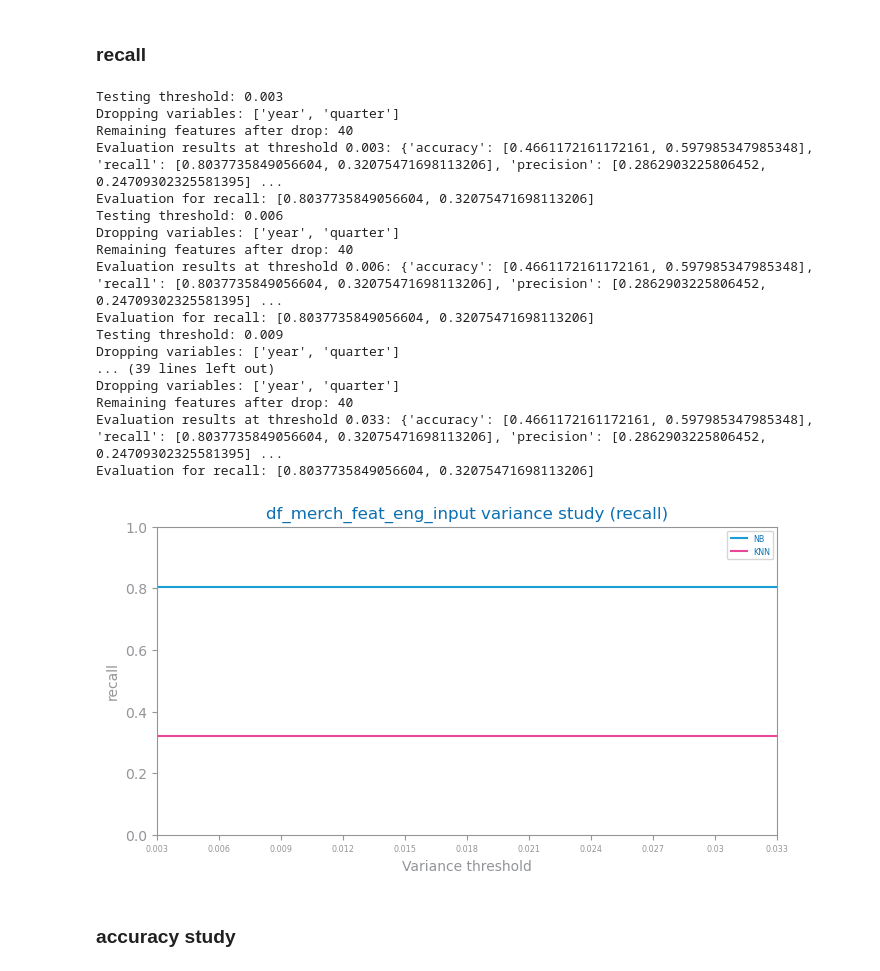
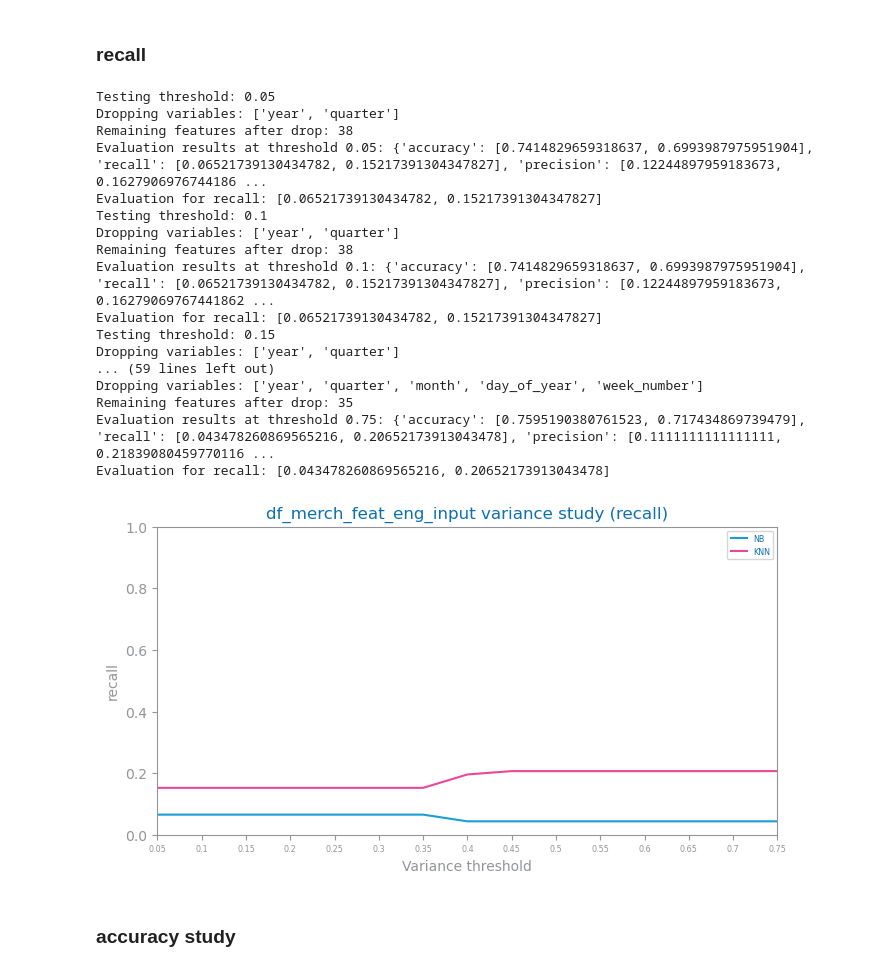
Before and after one commit to jvanalytics/ist_dash_2024_rec, a Jupyter notebook: notebooks/google_merch_store/6_ga4_merch_feature_eng.ipynb, the cells around one changed output. Saved outputs shown, nothing was run; the diff lists cells and outputs as text; code cells hidden in the pictures.

```diff
--- a/notebooks/google_merch_store/6_ga4_merch_feature_eng.ipynb
+++ b/notebooks/google_merch_store/6_ga4_merch_feature_eng.ipynb
@@ -37,7 +37,7 @@ if test_data==True:
     test= pd.read_csv(f"{filepath}_test.csv")
     train= pd.read_csv(f"{filepath}_train.csv")
 
-    sample=0.05
+    sample=0.005
     data = data.groupby('day_of_year').apply(lambda x: sample_per_day(x, sample)).reset_index(drop=True)
     test = test.groupby('day_of_year').apply(lambda x: sample_per_day(x, sample)).reset_index(drop=True)
     train = train.groupby('day_of_year').apply(lambda x: sample_per_day(x, sample)).reset_index(drop=True)
@@ -54,7 +54,7 @@ else:
     train= pd.read_csv(f"{filepath}_train.csv")
 
     # create sample for variance studies
-    sample=0.01
+    sample=0.2
     test_sample = test.groupby('day_of_year').apply(lambda x: sample_per_day(x, sample)).reset_index(drop=True)
     train_sample = train.groupby('day_of_year').apply(lambda x: sample_per_day(x, sample)).reset_index(drop=True)
 
@@ -103,6 +103,9 @@ Test shape: (109329, 42)
 ## Feat 1 - Study Low Variance Variables and Threshold
 
 using sampled dataframe due to heavy processing
+# %%
+max_thresh=0.75
+lag_variance=0.05
 # %% [markdown]
 ### precision
 # %%
@@ -115,8 +118,8 @@ if evaluate==True:
         train_sample,
         test_sample,
         target=target,
-        max_threshold=0.05,
-        lag=0.005,
+        max_threshold=max_thresh,
+        lag=lag_variance,
         metric=eval_metric,
         file_tag=file_tag,
         min_features_to_keep = 10  # Minimum features safeguard
@@ -147,40 +149,40 @@ Evaluation for precision: [0.34509803921568627, 0.32432432432432434]
 # %%
 # modified study_variance_for_feature_selection() in dslabs functions to keep minimum variables and print metrics (due to error)
 if evaluate==True:
 
     eval_metric = "recall"
     figure(figsize=(2 * HEIGHT, HEIGHT))
     study_variance_for_feature_selection(
         train_sample,
         test_sample,
         target=target,
-        max_threshold=0.033,
-        lag=0.003,
+        max_threshold=max_thresh,
+        lag=lag_variance,
         metric=eval_metric,
         file_tag=file_tag,
         min_features_to_keep = 10  # Minimum features safeguard
 
     )
     show()
 # %% [output]
-Testing threshold: 0.003
+Testing threshold: 0.05
 Dropping variables: ['year', 'quarter']
-Remaining features after drop: 40
-Evaluation results at threshold 0.003: {'accuracy': [0.4661172161172161, 0.597985347985348], 'recall': [0.8037735849056604, 0.32075471698113206], 'precision': [0.2862903225806452, 0.24709302325581395] ...
-Evaluation for recall: [0.8037735849056604, 0.32075471698113206]
-Testing threshold: 0.006
+Remaining features after drop: 38
+Evaluation results at threshold 0.05: {'accuracy': [0.7414829659318637, 0.6993987975951904], 'recall': [0.06521739130434782, 0.15217391304347827], 'precision': [0.12244897959183673, 0.1627906976744186 ...
+Evaluation for recall: [0.06521739130434782, 0.15217391304347827]
+Testing threshold: 0.1
 Dropping variables: ['year', 'quarter']
-Remaining features after drop: 40
-Evaluation results at threshold 0.006: {'accuracy': [0.4661172161172161, 0.597985347985348], 'recall': [0.8037735849056604, 0.32075471698113206], 'precision': [0.2862903225806452, 0.24709302325581395] ...
-Evaluation for recall: [0.8037735849056604, 0.32075471698113206]
-Testing threshold: 0.009
+Remaining features after drop: 38
+Evaluation results at threshold 0.1: {'accuracy': [0.7414829659318637, 0.6993987975951904], 'recall': [0.06521739130434782, 0.15217391304347827], 'precision': [0.12244897959183673, 0.16279069767441862 ...
+Evaluation for recall: [0.06521739130434782, 0.15217391304347827]
+Testing threshold: 0.15
 Dropping variables: ['year', 'quarter']
-... (39 lines left out)
-Dropping variables: ['year', 'quarter']
-Remaining features after drop: 40
-Evaluation results at threshold 0.033: {'accuracy': [0.4661172161172161, 0.597985347985348], 'recall': [0.8037735849056604, 0.32075471698113206], 'precision': [0.2862903225806452, 0.24709302325581395] ...
-Evaluation for recall: [0.8037735849056604, 0.32075471698113206]
+... (59 lines left out)
+Dropping variables: ['year', 'quarter', 'month', 'day_of_year', 'week_number']
+Remaining features after drop: 35
+Evaluation results at threshold 0.75: {'accuracy': [0.7595190380761523, 0.717434869739479], 'recall': [0.043478260869565216, 0.20652173913043478], 'precision': [0.1111111111111111, 0.21839080459770116 ...
+Evaluation for recall: [0.043478260869565216, 0.20652173913043478]
-[figure, old version]
+[figure, new version]
 # %% [markdown]
 ### accuracy study
 # %%
```
Also changed, not shown: parts of 18 cells of this notebook, 33 other files.
